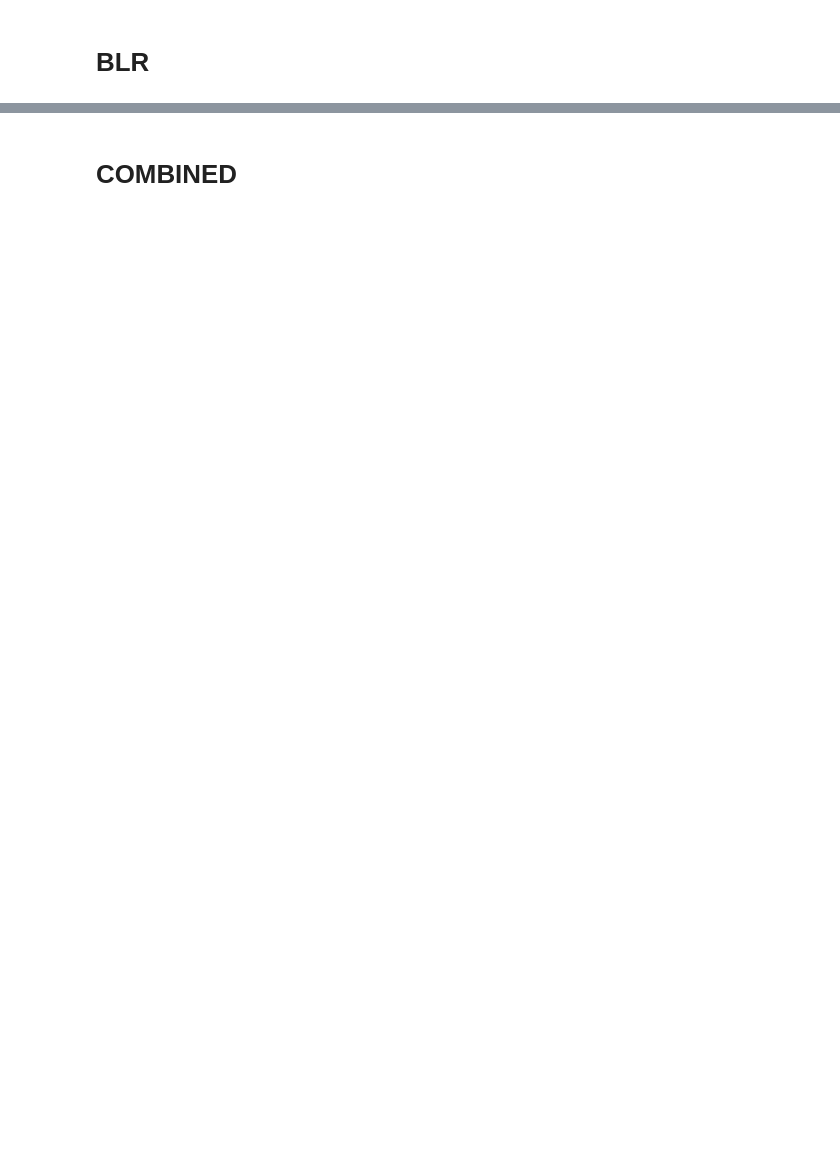
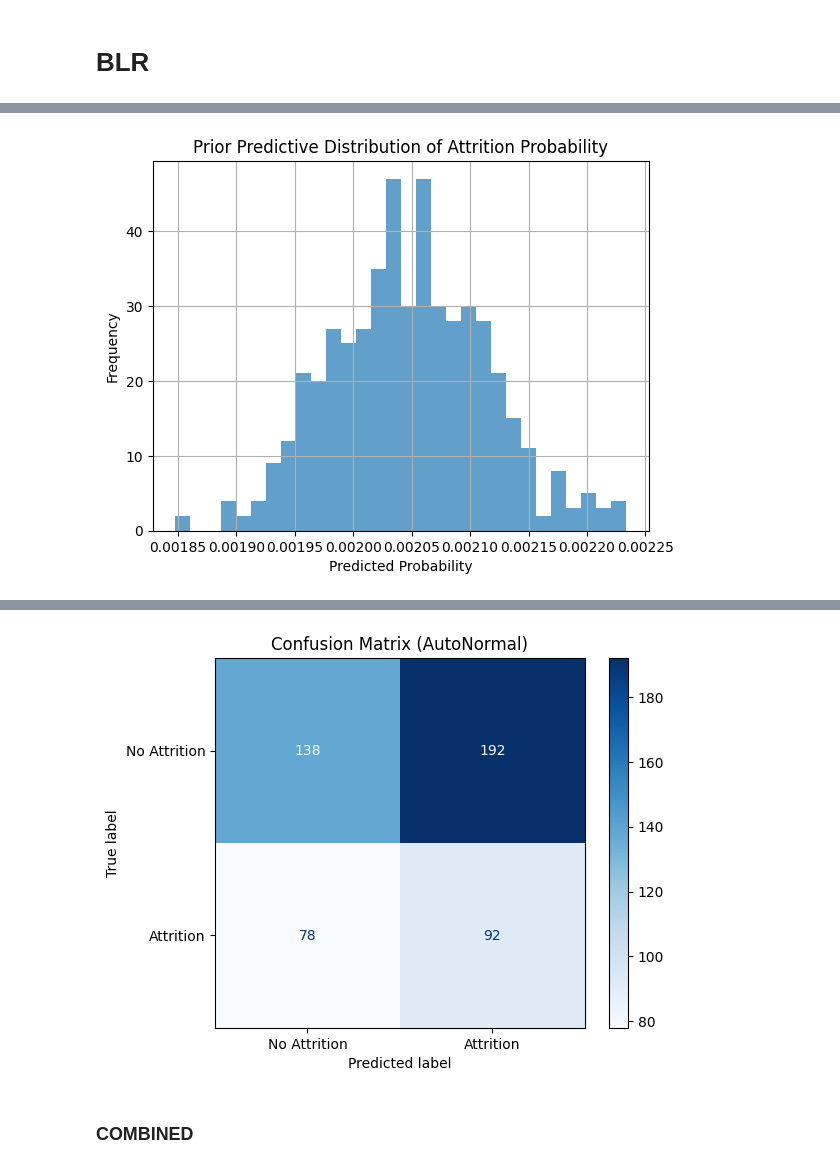
Before and after one commit to annemollelsborg/pgm_binary_log_reg, a Jupyter notebook: notebook.ipynb, the cells around one changed output, grey strips where cells are left out. Drawn from its saved outputs; the diff is of its cells as text; code cells hidden in the pictures; blank space fills up the shorter version.

```diff
--- a/notebook.ipynb
+++ b/notebook.ipynb
@@ -464,0 +235,71 @@ tensor([ 0.,  0.,  3., -1., -1.,  0., -1.,  0.,  1.,  0.,  0.,  0.,  0., -1.,
+# %%
+# Model definition
+def model(X, n_cat, y=None):
+    n_features = X.shape[1]
+
+    beta = pyro.sample("beta", dist.Normal(0., 1.).expand([n_features, 1]).to_event(2)) # Priors
+    intercept = pyro.sample("intercept", dist.Normal(log_odds, 1.0)) # Intercept prior guided by class balance
+    logits = X @ beta + intercept  # shape: (N, 1), input features to the bernouli
+
+    with pyro.plate("data", X.shape[0]):
+        y = pyro.sample("y", dist.Bernoulli(logits=logits.squeeze(-1)), obs=y)
+
+    return y
+
+X_train = torch.tensor(X_train).float()
+y_train = torch.tensor(y_train).bool()
+X_test = torch.tensor(X_test).float()
+y_test = torch.tensor(y_test).bool()
+
+prior_pred = Predictive(model, num_samples=1000)
+prior_samples = prior_pred(X_test, n_cat=None, y=None)
+logits_prior = X_test @ prior_samples["beta"].mean(0) + prior_samples["intercept"].mean()
+probs_prior = torch.sigmoid(logits_prior)
+
+plt.hist(probs_prior.detach().numpy().flatten(), bins=30, alpha=0.7)
+plt.title("Prior Predictive Distribution of Attrition Probability")
+plt.xlabel("Predicted Probability")
+plt.ylabel("Frequency")
+plt.grid(True)
+plt.show()
+
+# Clear previous state
+pyro.clear_param_store()
+
+# Define guide
+guide = AutoNormal(model)
+
+# Optimizer and ELBO
+optimizer = ClippedAdam({"lr": 0.001})
+elbo = Trace_ELBO()
+svi = SVI(model, guide, optimizer, loss=elbo)
+
+# Training loop
+n_steps = 40000
+for step in range(n_steps):
+    loss = svi.step(X_train, n_cat=None, y=y_train.float())
+    if step % 1000 == 0:
+        print(f"[Step {step}] ELBO: {loss:.2f}")
+
+predictive = Predictive(model, guide=guide, num_samples=1000, return_sites=("beta",))
+samples = predictive(X_test, n_cat=None, y=None)  # no y because we want predictions
+
+beta_samples = samples["beta"].detach().squeeze()  # shape: (1000, D)
+print("beta_samples shape:", beta_samples.shape)
+
+beta_mean = beta_samples.mean(0)  # shape: (D,)
+
+logits_test = X_test @ beta_mean
+probs_test = torch.sigmoid(logits_test)
+y_pred = (probs_test > 0.5).int()
+
+accuracy = (y_pred == y_test.int()).float().mean()
+print(f"Test Accuracy: {accuracy:.3f}")
+
+cm = confusion_matrix(y_test.numpy(), y_pred.numpy())
+disp = ConfusionMatrixDisplay(confusion_matrix=cm, display_labels=["No Attrition", "Attrition"])
+disp.plot(cmap='Blues')
+plt.title("Confusion Matrix (AutoNormal)")
+plt.show()
+# %% [output]
+[figure, added]
@@ -465,5 +323,6 @@ tensor([ 0.,  0.,  3., -1., -1.,  0., -1.,  0.,  1.,  0.,  0.,  0.,  0., -1.,
+[figure, added]
 # %% [markdown]
-# COMBINED
+### COMBINED
 # %%
 np.random.seed(42)
 
```
Also changed, not shown: parts of 24 cells of this notebook, 2 other files.
